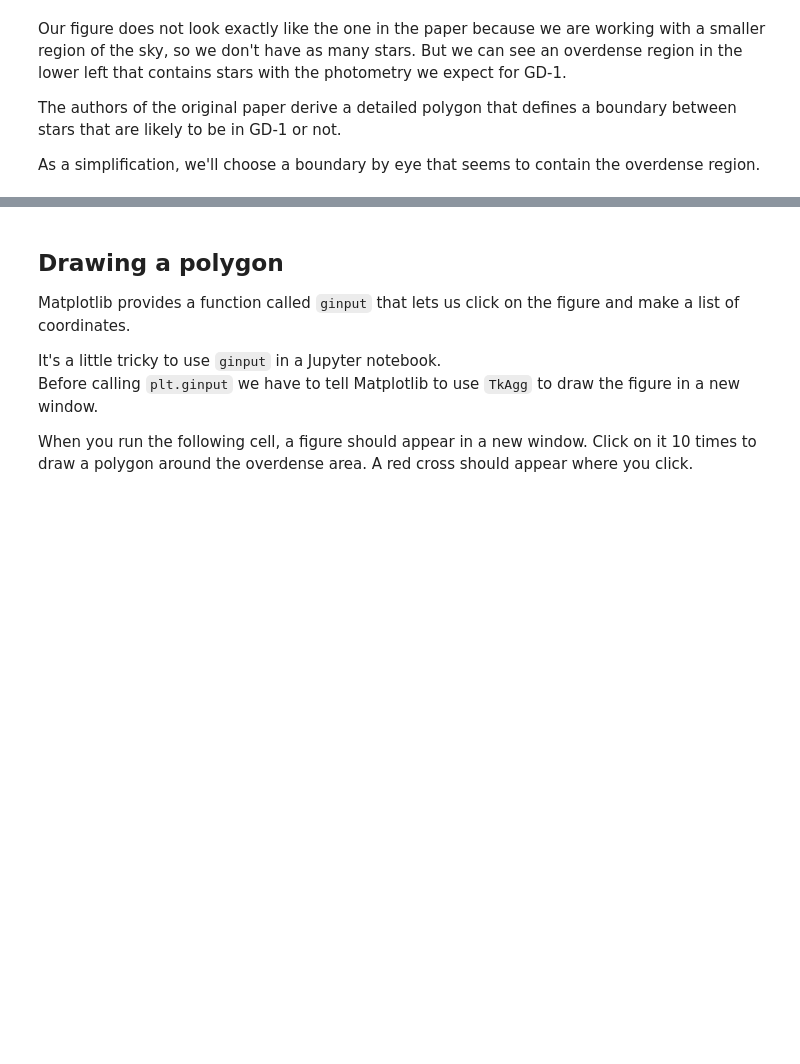
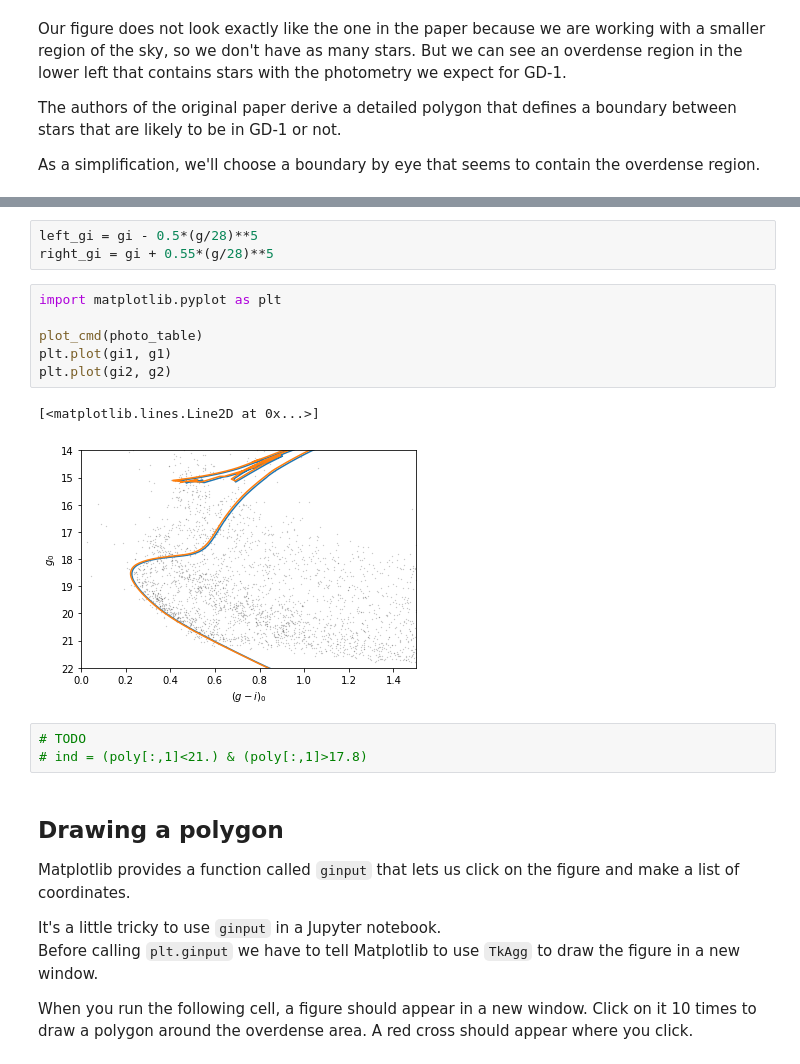
Before and after one commit to AllenDowney/AstronomicalData, a Jupyter notebook: 06_photo.ipynb, the cells around one changed output, grey strips where cells are left out. Drawn from its saved outputs; the diff is of its cells as text; blank space fills up the shorter version.

```diff
--- a/06_photo.ipynb
+++ b/06_photo.ipynb
@@ -131,3 +285,18 @@ As a simplification, we'll choose a boundary by eye that seems to contain the ov
+# %%
+left_gi = gi - 0.5*(g/28)**5
+right_gi = gi + 0.55*(g/28)**5
+# %%
+import matplotlib.pyplot as plt
+
+plot_cmd(photo_table)
+plt.plot(gi1, g1)
+plt.plot(gi2, g2)
+# %% [output]
+[<matplotlib.lines.Line2D at 0x...>]
+[figure, added]
+# %%
+# TODO
+# ind = (poly[:,1]<21.) & (poly[:,1]>17.8)
 # %% [markdown]
 ## Drawing a polygon
 
```
Also changed, not shown: parts of 20 cells of this notebook, 6 other files.
